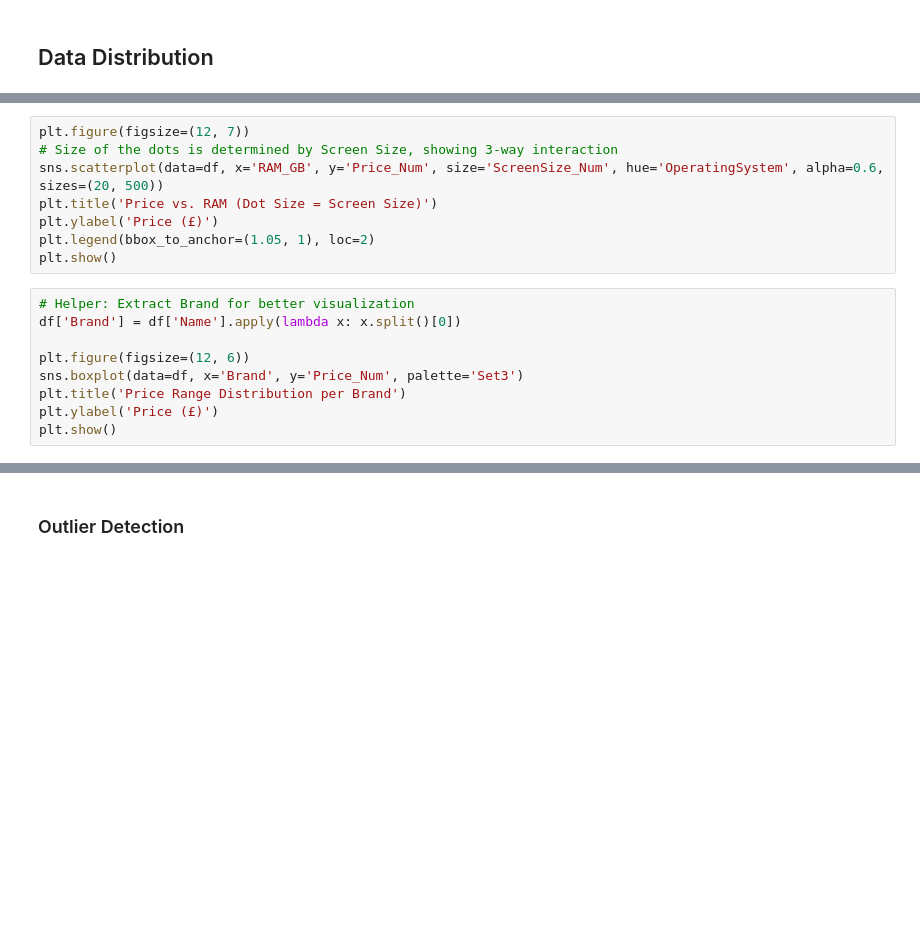
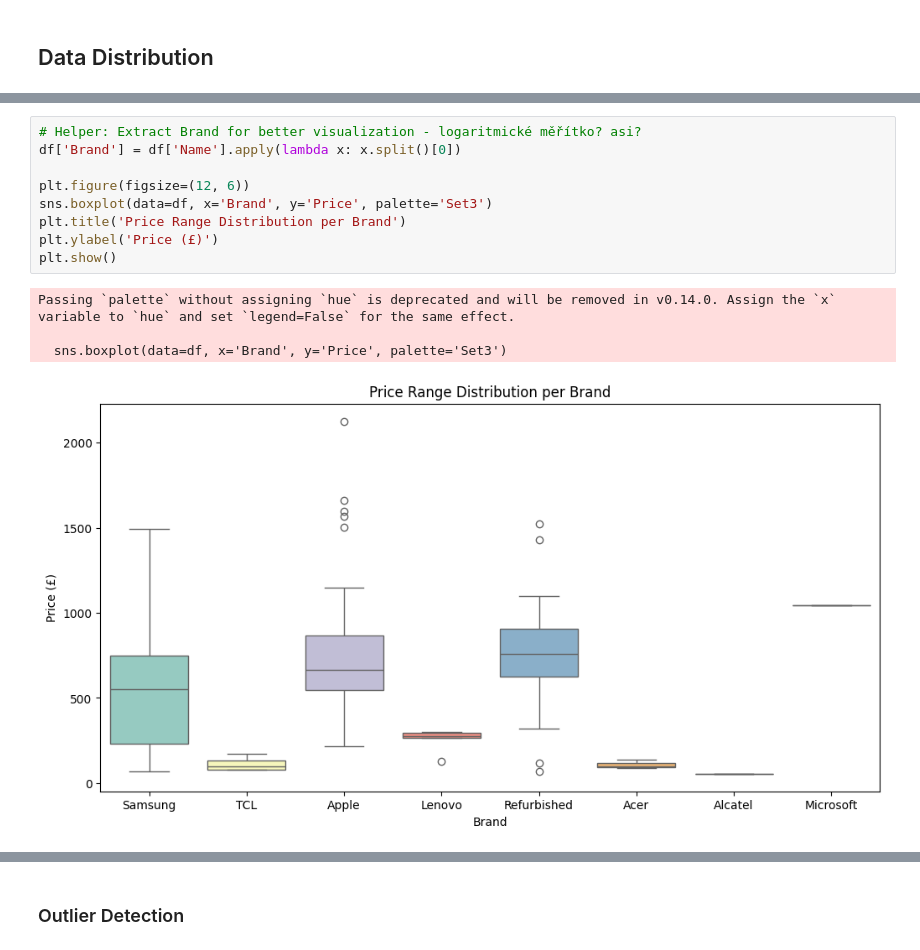
Before and after one commit to xbarborik/UPA, a Jupyter notebook: part3/analysis.ipynb, the cells around one changed output, grey strips where cells are left out. Drawn from its saved outputs; the diff is of its cells as text; blank space fills up the shorter version.

```diff
--- a/part3/analysis.ipynb
+++ b/part3/analysis.ipynb
@@ -46,17 +158,14 @@ plt.show()
-# %%
-plt.figure(figsize=(12, 7))
-# Size of the dots is determined by Screen Size, showing 3-way interaction
-sns.scatterplot(data=df, x='RAM_GB', y='Price_Num', size='ScreenSize_Num', hue='OperatingSystem', alpha=0.6, sizes=(20, 500))
-plt.title('Price vs. RAM (Dot Size = Screen Size)')
-plt.ylabel('Price (£)')
-plt.legend(bbox_to_anchor=(1.05, 1), loc=2)
-plt.show()
 # %%
-# Helper: Extract Brand for better visualization
+# Helper: Extract Brand for better visualization - logaritmické měřítko? asi?
 df['Brand'] = df['Name'].apply(lambda x: x.split()[0])
 
 plt.figure(figsize=(12, 6))
-sns.boxplot(data=df, x='Brand', y='Price_Num', palette='Set3')
+sns.boxplot(data=df, x='Brand', y='Price', palette='Set3')
 plt.title('Price Range Distribution per Brand')
 plt.ylabel('Price (£)')
 plt.show()
+# %% [output]
+Passing `palette` without assigning `hue` is deprecated and will be removed in v0.14.0. Assign the `x` variable to `hue` and set `legend=False` for the same effect.
+
+  sns.boxplot(data=df, x='Brand', y='Price', palette='Set3')
+[figure, added]
```
Also changed, not shown: parts of 19 cells of this notebook.
